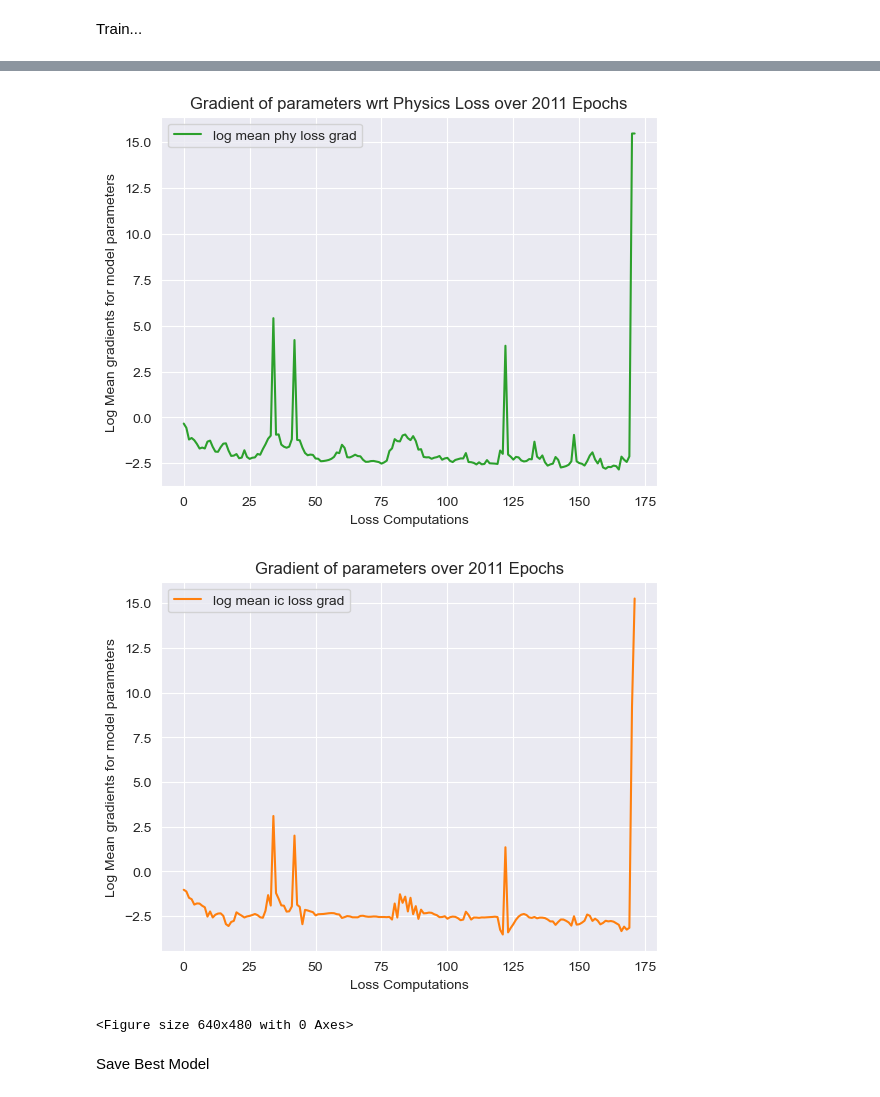
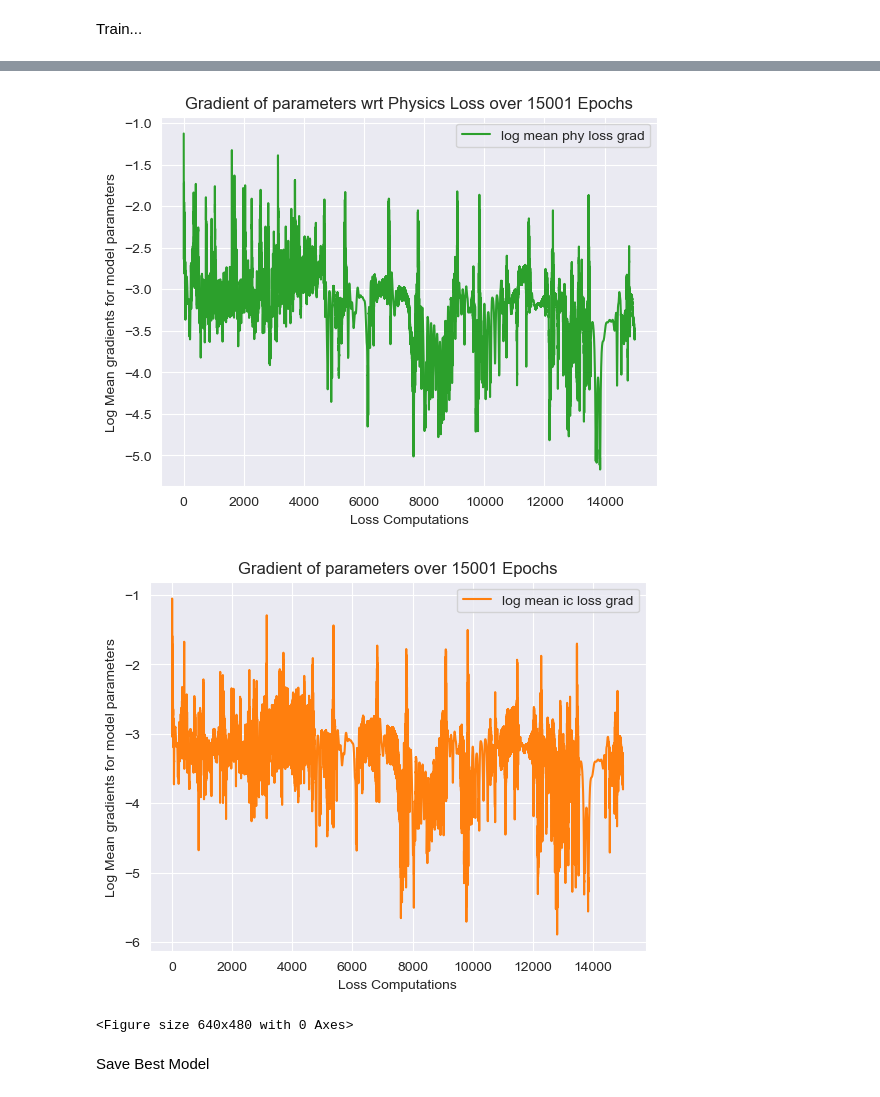
Before and after one commit to RoshenS/PINNs, a Jupyter notebook: PINN temp code.ipynb, the cells around one changed output, grey strips where cells are left out. Cells and saved outputs as stored; diff of their text form; code cells hidden in the pictures.

Commit message:
Added Models and updated Siren

```diff
--- a/PINN temp code.ipynb
+++ b/PINN temp code.ipynb
@@ -174,16 +175,14 @@ class Siren(nn.Module):
         super(Siren, self).__init__()
         self.features = features
         # Learnable parameters for the phase and bias
-        self.phase = nn.Parameter(torch.randn(1, features))
+        self.weight = nn.Parameter(torch.randn(1, features))
         self.bias = nn.Parameter(torch.randn(1, features))
 
     def forward(self, x):
         # Apply the periodic activation function
-        x = x + self.phase
-        x = torch.sin(x) + self.bias
-        return x
+        return torch.sin( self.weight*x + self.bias)
 
-model = pinn(params_in, params_out, i_num, i_len, Siren)
+model = pinn(params_in, params_out, i_num, i_len, TTanh)
 model.to(device)
 # %% [output]
 Sequential(
@@ -361,7 +360,7 @@ def plot_train():
 Optim
 # %%
 # choose optimizer
-optim = LBFGS(model.parameters())
+optim = Adam(model.parameters())
 
 w_update = 1
 def closure():
@@ -374,7 +373,7 @@ def closure():
 Train...
 # %%
 # train
-n_epochs = 101
+n_epochs = 15001
 prev_loss = list()
 
 for epoch in range(n_epochs):
@@ -385,7 +384,7 @@ for epoch in range(n_epochs):
     if not (epoch%w_update):
         ic_weight = weight_update_norm(w_update)
 
-    if not (epoch%1):
+    if not (epoch%1000):
         print(f'Finished epoch {epoch}, latest loss {prev_loss[-1]:.2E}')
 
 plot_train()
@@ -411,5 +409,5 @@ Finished epoch 100, latest loss NAN
-[figure, old version]
+[figure, new version]
-[figure, old version]
+[figure, new version]
 <Figure size 640x480 with 0 Axes>
 # %% [markdown]
 Save Best Model
```
Also changed, not shown: parts of 4 cells of this notebook, 4 other files.
